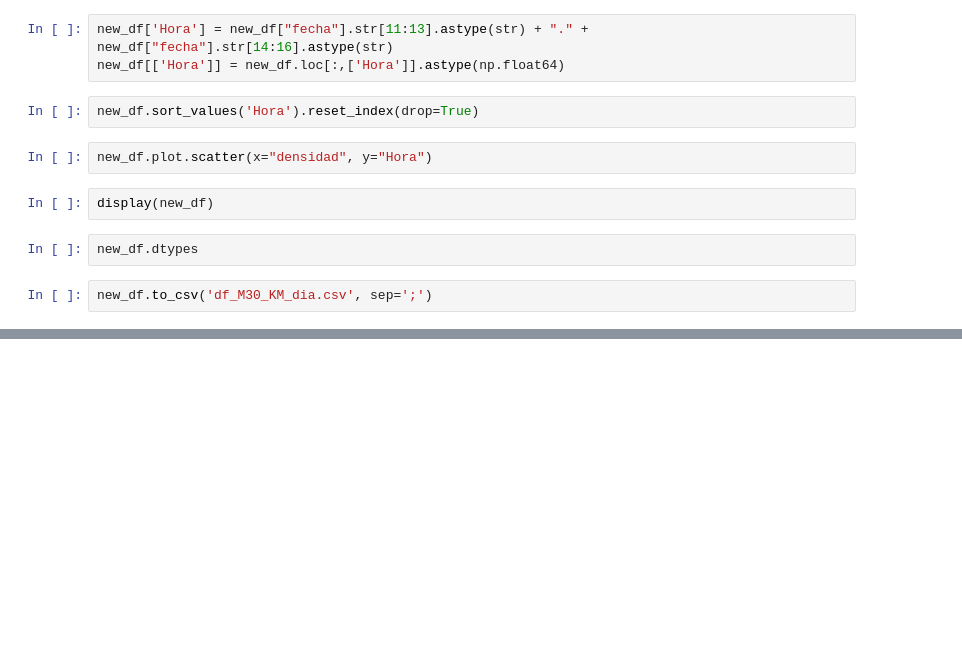
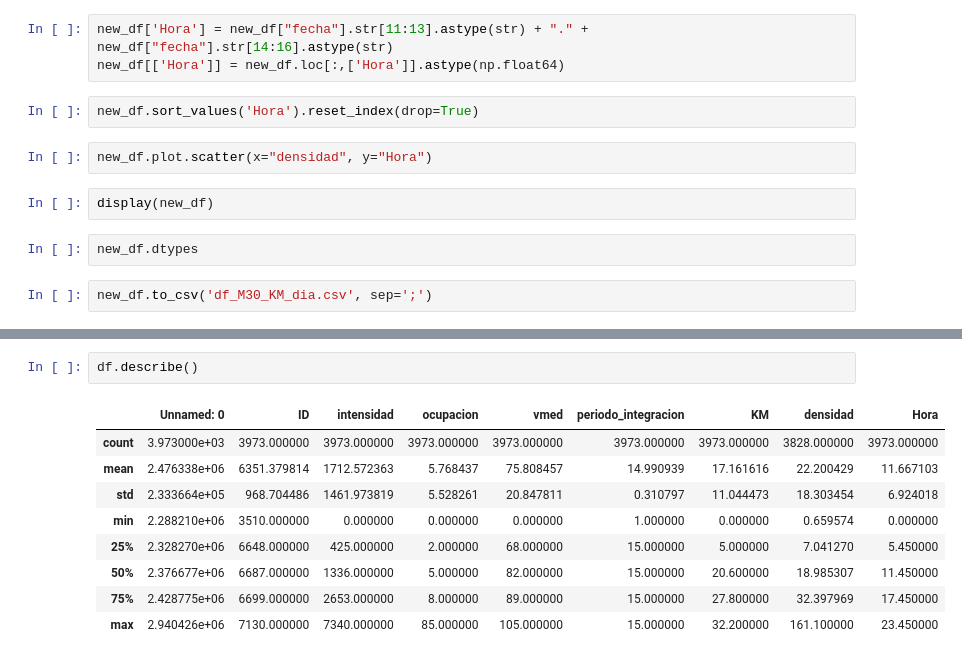
Before and after one commit to PabloMorenoVera/ITS, a Jupyter notebook: m_30_database.ipynb, the cells around one changed output, grey strips where cells are left out. Cells and saved outputs as stored; diff of their text form; blank space fills up the shorter version.

```diff
--- a/m_30_database.ipynb
+++ b/m_30_database.ipynb
@@ -307,0 +59,12 @@ df_esp.plot.scatter(x="Hora", y="KM", c="vmed", colormap='viridis')
+# %%
+df.describe()
+# %% [output]
+|  | Unnamed: 0 | ID | intensidad | ocupacion | vmed | periodo_integracion | KM | densidad | Hora |
+| count | 3.973000e+03 | 3973.000000 | 3973.000000 | 3973.000000 | 3973.000000 | 3973.000000 | 3973.000000 | 3828.000000 | 3973.000000 |
+| mean | 2.476338e+06 | 6351.379814 | 1712.572363 | 5.768437 | 75.808457 | 14.990939 | 17.161616 | 22.200429 | 11.667103 |
+| std | 2.333664e+05 | 968.704486 | 1461.973819 | 5.528261 | 20.847811 | 0.310797 | 11.044473 | 18.303454 | 6.924018 |
+| min | 2.288210e+06 | 3510.000000 | 0.000000 | 0.000000 | 0.000000 | 1.000000 | 0.000000 | 0.659574 | 0.000000 |
+| 25% | 2.328270e+06 | 6648.000000 | 425.000000 | 2.000000 | 68.000000 | 15.000000 | 5.000000 | 7.041270 | 5.450000 |
+| 50% | 2.376677e+06 | 6687.000000 | 1336.000000 | 5.000000 | 82.000000 | 15.000000 | 20.600000 | 18.985307 | 11.450000 |
+| 75% | 2.428775e+06 | 6699.000000 | 2653.000000 | 8.000000 | 89.000000 | 15.000000 | 27.800000 | 32.397969 | 17.450000 |
+| max | 2.940426e+06 | 7130.000000 | 7340.000000 | 85.000000 | 105.000000 | 15.000000 | 32.200000 | 161.100000 | 23.450000 |
```
Also changed, not shown: parts of 25 cells of this notebook, 1 other file.
